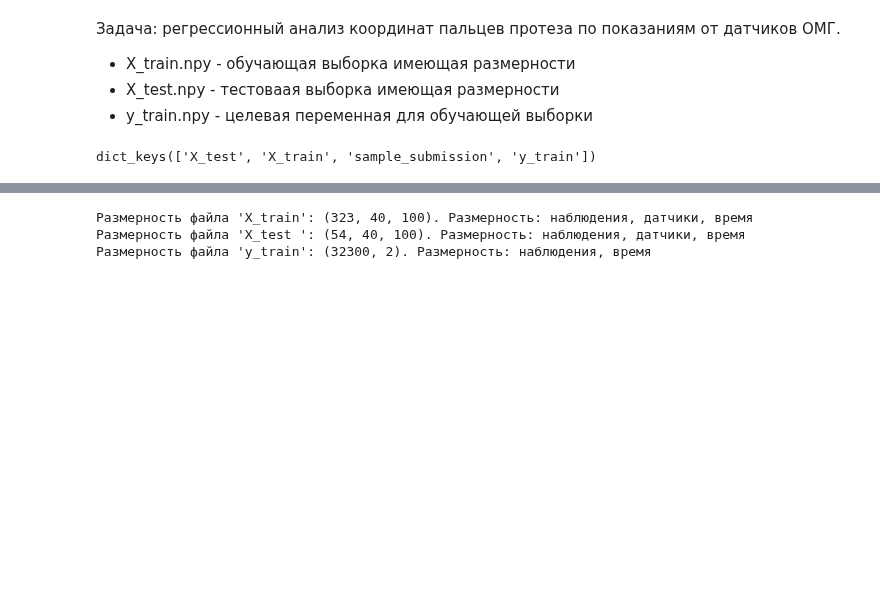
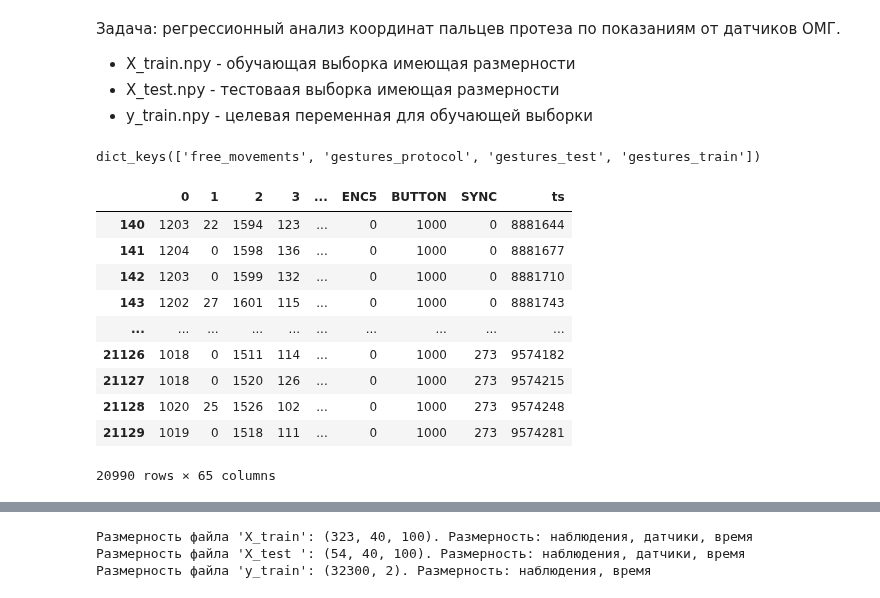
Before and after one commit to Internship-moto/Gestures_3, a Jupyter notebook: notebooks/Gestures_1.ipynb, the cells around one changed output, grey strips where cells are left out. Saved outputs shown, nothing was run; the diff lists cells and outputs as text; code cells hidden in the pictures; blank space fills up the shorter version.

Commit message:
read data

```diff
--- a/notebooks/Gestures_1.ipynb
+++ b/notebooks/Gestures_1.ipynb
@@ -92,15 +92,29 @@ sampler = TPESampler(seed=seed_value) # fix random seed
 # Reading files with ".npy" and 'csv' extension and saving them to the dictionnary "mounts"
 mounts = dict()
 
-with ZipFile(os.path.join(PATH, 'test_task.zip')) as myzip:
+with ZipFile(os.path.join(PATH, 'data.zip')) as myzip:
     for file in myzip.namelist():
         if file[-3:] == 'npy':
             mounts[f"{file[:-4]}".format(file)] = np.load(myzip.open(file))
         elif file[-3:] == 'csv':
-            mounts[f"{file[:-4]}".format(file)] = pd.read_csv(myzip.open(file))
+            mounts[f"{file[:-4]}".format(file)] = pd.read_csv(myzip.open(file), index_col=0)
         else:
             pass
 
 mounts.keys()
 # %% [output]
-dict_keys(['X_test', 'X_train', 'sample_submission', 'y_train'])
+dict_keys(['free_movements', 'gestures_protocol', 'gestures_test', 'gestures_train'])
+# %%
+mounts['free_movements']
+# %% [output]
+|  | 0 | 1 | 2 | 3 | ... | ENC5 | BUTTON | SYNC | ts |
+| 140 | 1203 | 22 | 1594 | 123 | ... | 0 | 1000 | 0 | 8881644 |
+| 141 | 1204 | 0 | 1598 | 136 | ... | 0 | 1000 | 0 | 8881677 |
+| 142 | 1203 | 0 | 1599 | 132 | ... | 0 | 1000 | 0 | 8881710 |
+| 143 | 1202 | 27 | 1601 | 115 | ... | 0 | 1000 | 0 | 8881743 |
+| ... | ... | ... | ... | ... | ... | ... | ... | ... | ... |
+| 21126 | 1018 | 0 | 1511 | 114 | ... | 0 | 1000 | 273 | 9574182 |
+| 21127 | 1018 | 0 | 1520 | 126 | ... | 0 | 1000 | 273 | 9574215 |
+| 21128 | 1020 | 25 | 1526 | 102 | ... | 0 | 1000 | 273 | 9574248 |
+| 21129 | 1019 | 0 | 1518 | 111 | ... | 0 | 1000 | 273 | 9574281 |
+20990 rows × 65 columns
```
Also changed, not shown: parts of 6 cells of this notebook.
